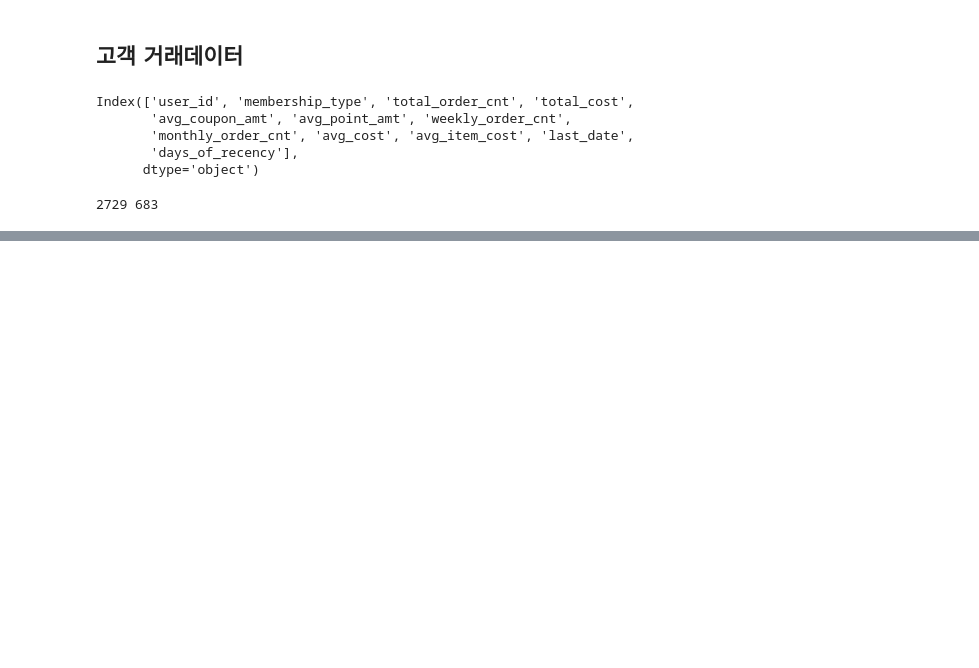
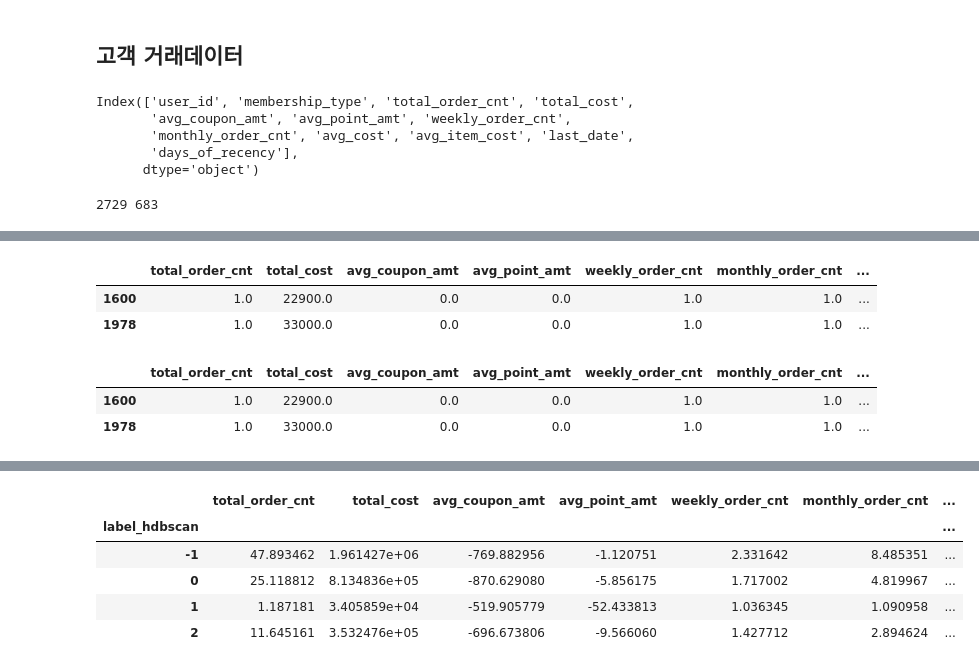
Before and after one commit to Vaycold/Python_ML, a Jupyter notebook: Clustering/E-commerce Data.ipynb, the cells around one changed output, grey strips where cells are left out. Drawn from its saved outputs; the diff is of its cells as text; code cells hidden in the pictures; blank space fills up the shorter version.

```diff
--- a/Clustering/E-commerce Data.ipynb
+++ b/Clustering/E-commerce Data.ipynb
@@ -936,11 +936,11 @@ import hdbscan
 # min_samples 파라미터를 비교하는 함수
 # [eff] min_cluster_size = 30 // label_name = 'label_hdbscan' // x_col = 'total_order_ct' // y_col = 'total_cost' 로 설정
 # ms_list = min_samples_list
-def opt_hdbscan(x_train, ms_list, data_df, min_cluster_size = 30, label_name = 'label_hdbscan', x_col = 'total_order_ct', y_col = 'total_cost') :
+def opt_hdbscan(x_train, ms_list, data_df, min_cluster_size = 30, label_name = 'label_hdbscan', x_col = 'total_order_cnt', y_col = 'total_cost') :
     for min_sample in ms_list :
         labels = hdbscan.HDBSCAN(min_samples=min_sample, min_cluster_size=min_cluster_size, prediction_data=True).fit_predict(x_train)
         data_df[label_name] = labels
-        data_df[label_name] = data_df['label_hdbscan'].astype(str)
+        data_df[label_name] = data_df[label_name].astype(str)
 
         # outlier
         hdbscan_case_dict = dict((x, list(labels).count(x)) for x in set(labels))
@@ -962,5 +962,5 @@ def opt_hdbscan(x_train, ms_list, data_df, min_cluster_size = 30, label_name = '
     return data_df
 # %%
 ms_list = [30, 40, 50, 70, 100]
-hdb_data_df = opt_hdbscan(x_train, ms_list, hdb_data_df,min_cluster_size = 30, label_name = 'label_hdbscan', x_col = 'total_order_ct', y_col = 'total_cost')
+hdb_data_df = opt_hdbscan(x_train, ms_list, hdb_data_df,min_cluster_size = 30, label_name = 'label_hdbscan', x_col = 'avg_cost', y_col = 'total_cost')
 # %% [output]
@@ -982,0 +1063,3 @@ ValueError: ignored
+# %%
+ms_list = [40, 45, 50, 60, 65]
+hdb_data_df = opt_hdbscan(x_train, ms_list, hdb_data_df,min_cluster_size = 30, label_name = 'label_hdbscan', x_col = 'avg_cost', y_col = 'total_cost')
@@ -982,0 +1169,18 @@ ValueError: ignored
+# %%
+# HDBSCAN 원데이터에 Train
+ms = 50
+label_hdbscan = hdbscan.HDBSCAN(min_samples=ms, min_cluster_size=30, prediction_data=True).fit_predict(x_train)
+hdb_data_df['label_hdbscan'] = label_hdbscan
+hdb_data_df['label_hdbscan'] = hdb_data_df['label_hdbscan'].astype(str)
+# %%
+hdb_data_df.head(2)
+# %% [output]
+|  | total_order_cnt | total_cost | avg_coupon_amt | avg_point_amt | weekly_order_cnt | monthly_order_cnt | ... |
+| 1600 | 1.0 | 22900.0 | 0.0 | 0.0 | 1.0 | 1.0 | ... |
+| 1978 | 1.0 | 33000.0 | 0.0 | 0.0 | 1.0 | 1.0 | ... |
+# %%
+hdb_data_df.head(2)
+# %% [output]
+|  | total_order_cnt | total_cost | avg_coupon_amt | avg_point_amt | weekly_order_cnt | monthly_order_cnt | ... |
+| 1600 | 1.0 | 22900.0 | 0.0 | 0.0 | 1.0 | 1.0 | ... |
+| 1978 | 1.0 | 33000.0 | 0.0 | 0.0 | 1.0 | 1.0 | ... |
@@ -982,0 +1191,14 @@ ValueError: ignored
+# %%
+# Visualizing
+fig = px.scatter(hdb_data_df,
+                 x = 'avg_cost',
+                 y = 'total_cost',
+                 color = label_hdbscan)
+fig.update_layout(width= 800, height = 500, title= f'min_samples = {ms} > label 수 : {len(set(label_hdbscan))}, outlier : {outliers}')
+fig.show()
+
+
+hdb_cluster_df = hdb_data_df.groupby('label_hdbscan').mean()
+#hdb_cluster_df['point_cnt'] = hdb_cluster_df['label_hdbscan'].value_counts()
+hdb_cluster_df
+# %% [output]
@@ -982,0 +1206,6 @@ ValueError: ignored
+|  | total_order_cnt | total_cost | avg_coupon_amt | avg_point_amt | weekly_order_cnt | monthly_order_cnt | ... |
+| label_hdbscan |  |  |  |  |  |  | ... |
+| -1 | 47.893462 | 1.961427e+06 | -769.882956 | -1.120751 | 2.331642 | 8.485351 | ... |
+| 0 | 25.118812 | 8.134836e+05 | -870.629080 | -5.856175 | 1.717002 | 4.819967 | ... |
+| 1 | 1.187181 | 3.405859e+04 | -519.905779 | -52.433813 | 1.036345 | 1.090958 | ... |
+| 2 | 11.645161 | 3.532476e+05 | -696.673806 | -9.566060 | 1.427712 | 2.894624 | ... |
```
Also changed, not shown: parts of 19 cells of this notebook.
